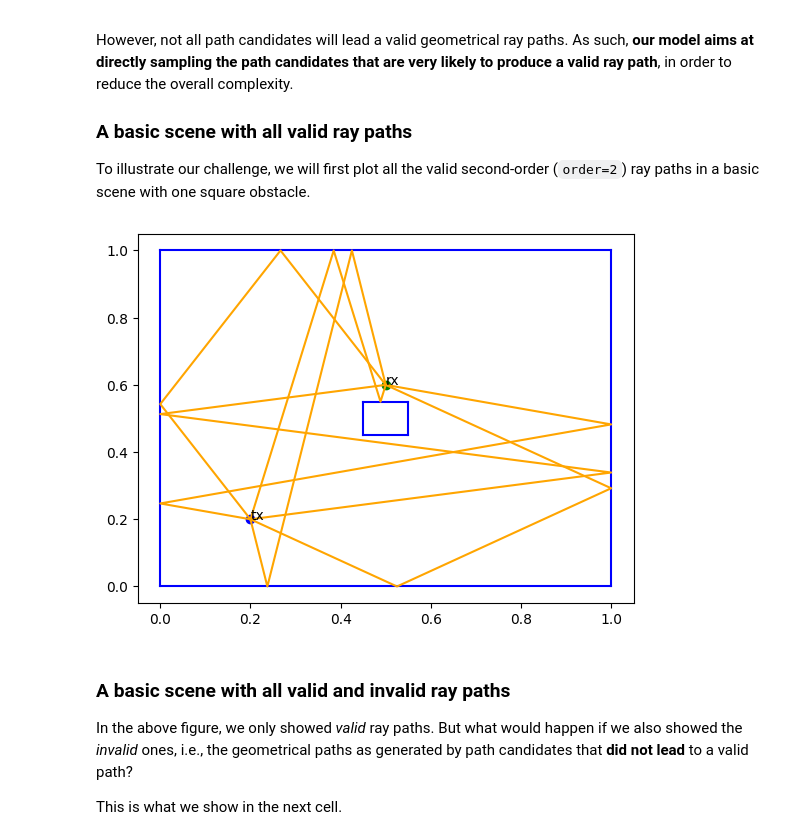
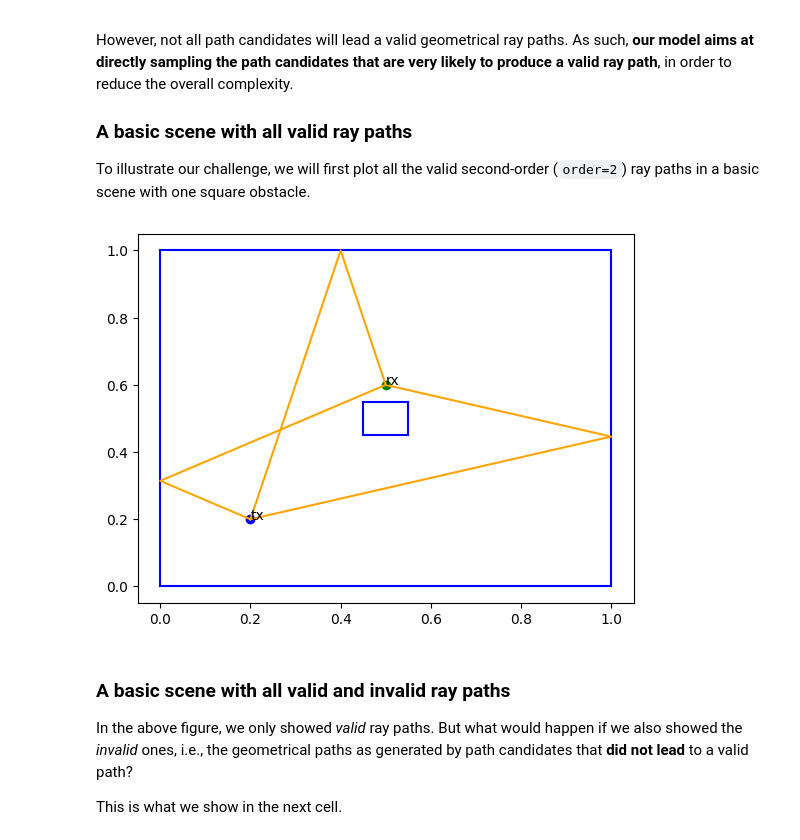
Before and after one commit to jeertmans/DiffeRT2d, a Jupyter notebook: docs/source/notebooks/cost20120_model.ipynb, the cells around one changed output. Drawn from its saved outputs; the diff is of its cells as text; code cells hidden in the pictures.

```diff
--- a/docs/source/notebooks/cost20120_model.ipynb
+++ b/docs/source/notebooks/cost20120_model.ipynb
@@ -79,19 +79,19 @@ with one square obstacle.
 # %%
 ax = plt.gca()
 scene = Scene.square_scene_with_obstacle()
 scene.plot(ax)
 
-order = 2
+order = 1
 
 for _, _, path, _ in scene.all_valid_paths(order=order):
     path.plot(ax)
 
 xlim = plt.xlim()
 ylim = plt.ylim()
 
 plt.show()
 # %% [output]
-[figure, old version]
+[figure, new version]
 # %% [markdown]
 ### A basic scene with all valid and invalid ray paths
 
```
Also changed, not shown: parts of 15 cells of this notebook, 3 other files.
